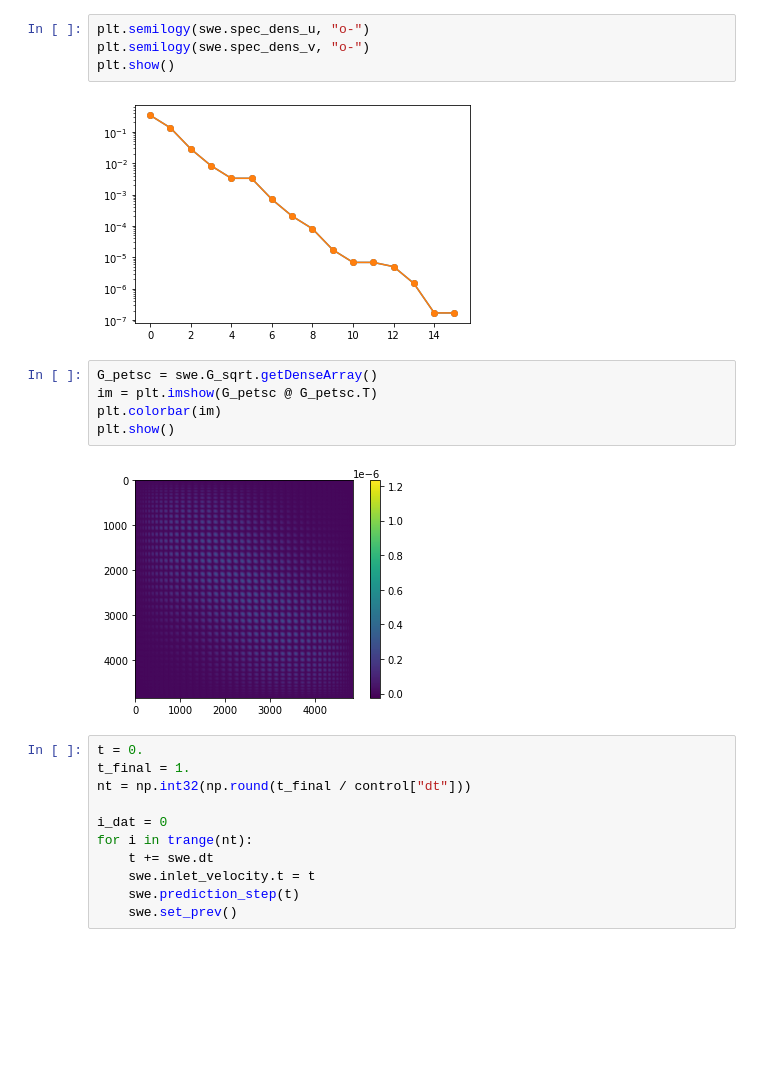
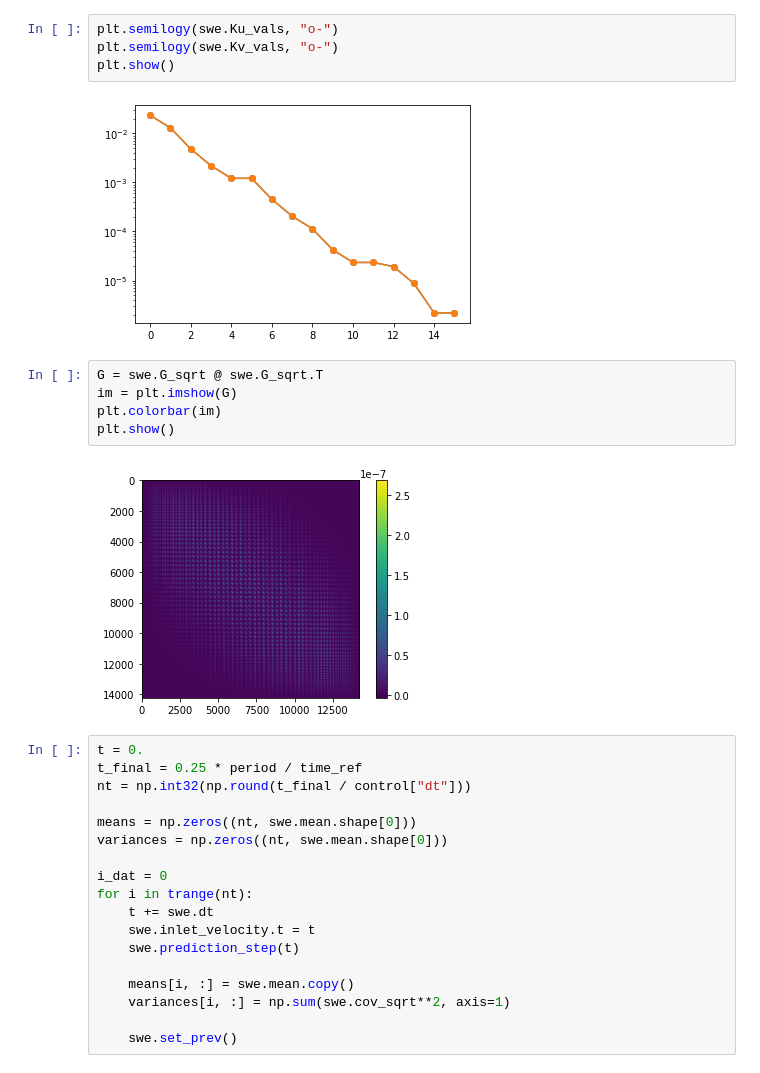
Before and after one commit to connor-duffin/sswfe, a Jupyter notebook: docs/check-swe-prior.ipynb, the cells around one changed output. Drawn from its saved outputs; the diff is of its cells as text; blank space fills up the shorter version.

```diff
--- a/docs/check-swe-prior.ipynb
+++ b/docs/check-swe-prior.ipynb
@@ -51,26 +80,33 @@ swe.setup_prior_covariance()
 # %%
-plt.semilogy(swe.spec_dens_u, "o-")
-plt.semilogy(swe.spec_dens_v, "o-")
+plt.semilogy(swe.Ku_vals, "o-")
+plt.semilogy(swe.Kv_vals, "o-")
 plt.show()
 # %% [output]
-[figure, old version]
+[figure, new version]
 # %%
-G_petsc = swe.G_sqrt.getDenseArray()
-im = plt.imshow(G_petsc @ G_petsc.T)
+G = swe.G_sqrt @ swe.G_sqrt.T
+im = plt.imshow(G)
 plt.colorbar(im)
 plt.show()
 # %% [output]
-[figure, old version]
+[figure, new version]
 # %%
 t = 0.
-t_final = 1.
+t_final = 0.25 * period / time_ref
 nt = np.int32(np.round(t_final / control["dt"]))
+
+means = np.zeros((nt, swe.mean.shape[0]))
+variances = np.zeros((nt, swe.mean.shape[0]))
 
 i_dat = 0
 for i in trange(nt):
     t += swe.dt
     swe.inlet_velocity.t = t
     swe.prediction_step(t)
+
+    means[i, :] = swe.mean.copy()
+    variances[i, :] = np.sum(swe.cov_sqrt**2, axis=1)
+
     swe.set_prev()
 # %%
 vel, h = swe.du.split()
```
Also changed, not shown: parts of 6 cells of this notebook, 5 other files.
